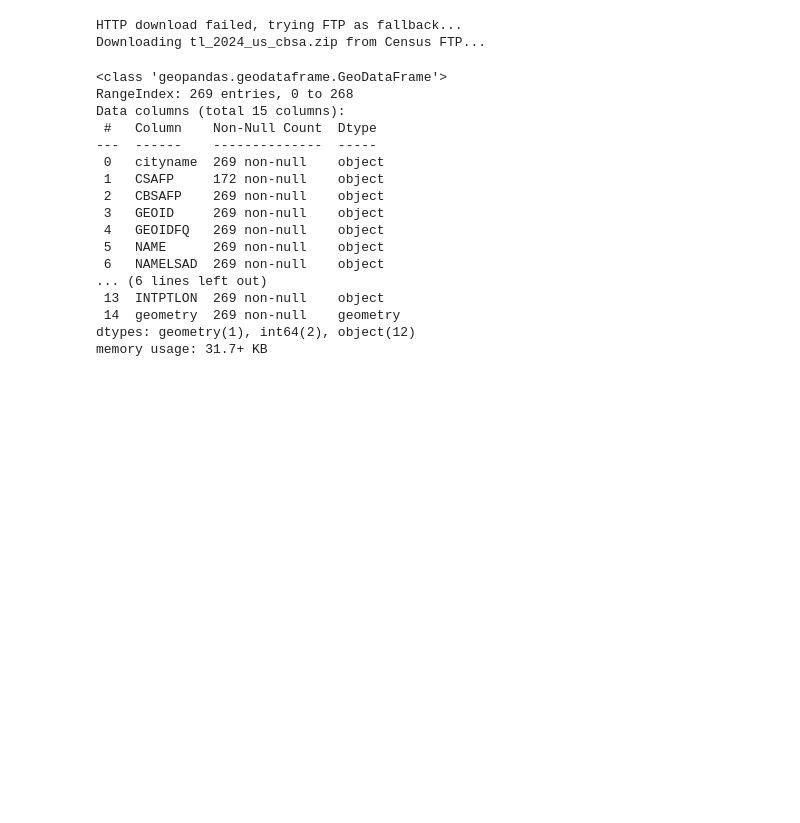
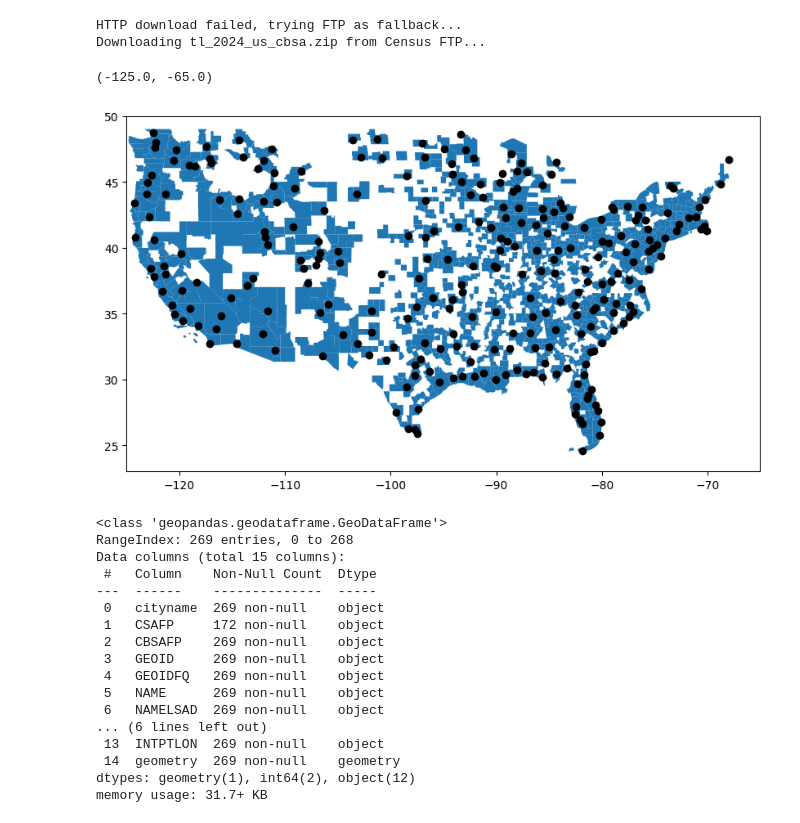
Before and after one commit to olublin/PDEW_Predict, a Jupyter notebook: PDEW_model.ipynb, the cells around one changed output. Drawn from its saved outputs; the diff is of its cells as text; code cells hidden in the pictures; blank space fills up the shorter version.

```diff
--- a/PDEW_model.ipynb
+++ b/PDEW_model.ipynb
@@ -130,4 +131,15 @@ cbsa_overlay = gpd.overlay(all_cities_geo, cbsa, how = 'intersection')
 # %% [output]
 HTTP download failed, trying FTP as fallback...
 Downloading tl_2024_us_cbsa.zip from Census FTP...
+# %%
+fig, ax = plt.subplots(figsize = (10,13))
+
+cbsa.plot(ax = ax)
+all_cities_geo.plot(ax = plt.gca(), color = 'black')
+
+ax.set_ylim(23,50)
+ax.set_xlim(-125,-65)
+# %% [output]
+(-125.0, -65.0)
+[figure, added]
 # %%
```
Also changed, not shown: parts of 13 cells of this notebook.
